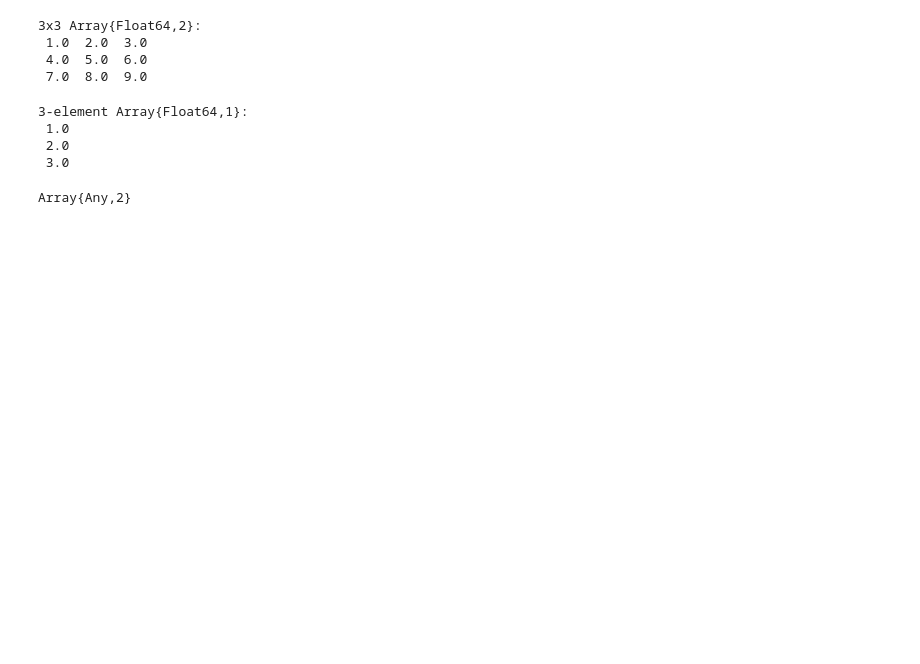
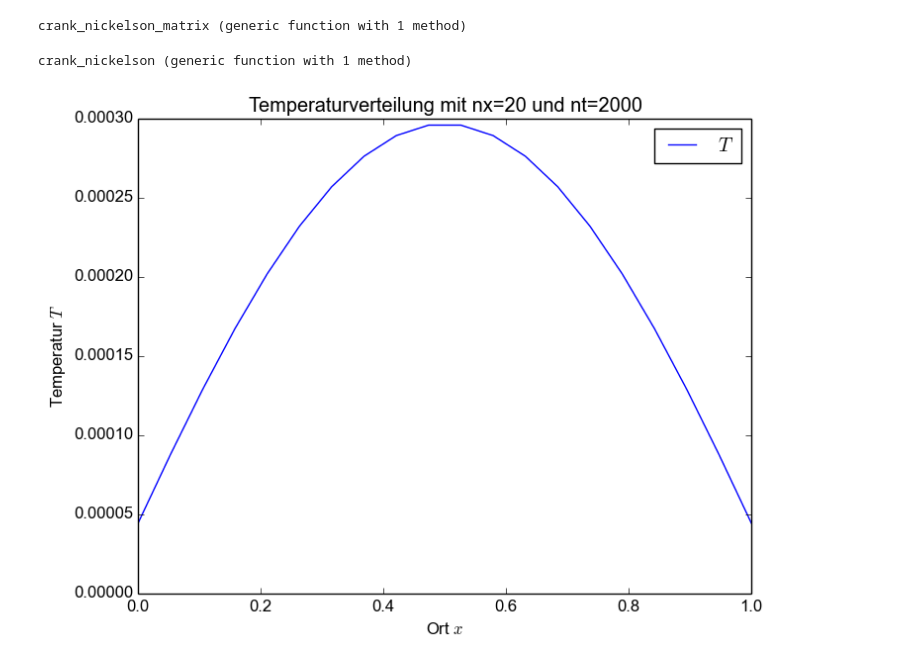
Before and after one commit to ofilla/compphys2016, a Jupyter notebook: uebung_09/09_der_heisse_draht.ipynb, the cells around one changed output. Saved outputs shown, nothing was run; the diff lists cells and outputs as text; code cells hidden in the pictures; blank space fills up the shorter version.

```diff
--- a/uebung_09/09_der_heisse_draht.ipynb
+++ b/uebung_09/09_der_heisse_draht.ipynb
@@ -81,18 +43,59 @@ triangular_matrix(A, b)
-# %%
-A = [1. 2 3 ; 4 5 6 ; 7 8 9]
-# %% [output]
-3x3 Array{Float64,2}:
- 1.0  2.0  3.0
- 4.0  5.0  6.0
- 7.0  8.0  9.0
-# %%
-b = [1., 2, 3]
-# %% [output]
-3-element Array{Float64,1}:
- 1.0
- 2.0
- 3.0
-# %%
-Array{Any,2}
-# %% [output]
-Array{Any,2}
+# %%
+k = 1 # factor κ
+N = 2000 # number of time steps
+u(x) = sinpi(x) # initial density
+;
+# %%
+function crank_nickelson_matrix(c, n)
+    diagonal   = Diagonal(ones(n))
+    side_diags = ones(n, n) - diagonal
+    side_diags -= triu(ones(n, n), 2) + transpose(triu(ones(n, n), 2))
+
+    A = (1+2*c)*diagonal - c*side_diags
+    B = (1-2*c)*diagonal + c*side_diags
+
+    return inv(A)*B
+end
+# %% [output]
+crank_nickelson_matrix (generic function with 1 method)
+# %%
+using PyPlot
+
+function crank_nickelson(k, nt, nx)
+    # set constants
+    dx = 1/(nx-1)
+    dt = 1/(nt-1)
+    c = k/2*dt/dx^2 # factor for matrix
+    A = crank_nickelson_matrix(c, nx)
+
+    # initialize starting values
+    T_0 = []
+    for x in 0:dx:1
+        push!(T_0, u(x))
+    end
+
+    # time development
+    T = copy(T_0)
+    for i in 1:N
+        T = A*T
+    end
+
+    # plot
+    xs = collect(linspace(0, 1, nx))
+
+    figure()
+    title("Temperaturverteilung mit nx=$nx und nt=$nt")
+    xlabel(L"Ort $x$")
+    ylabel(L"Temperatur $T$")
+    # plot(xs, T_0, label=L"T_0") # start values
+    plot(xs, T, label=L"T")   # end values
+    legend()
+
+    return
+end
+# %% [output]
+crank_nickelson (generic function with 1 method)
+# %%
+crank_nickelson(k, N, 20)
+# %% [output]
+[figure, added]
```
Also changed, not shown: parts of 7 cells of this notebook, 1 other file.
